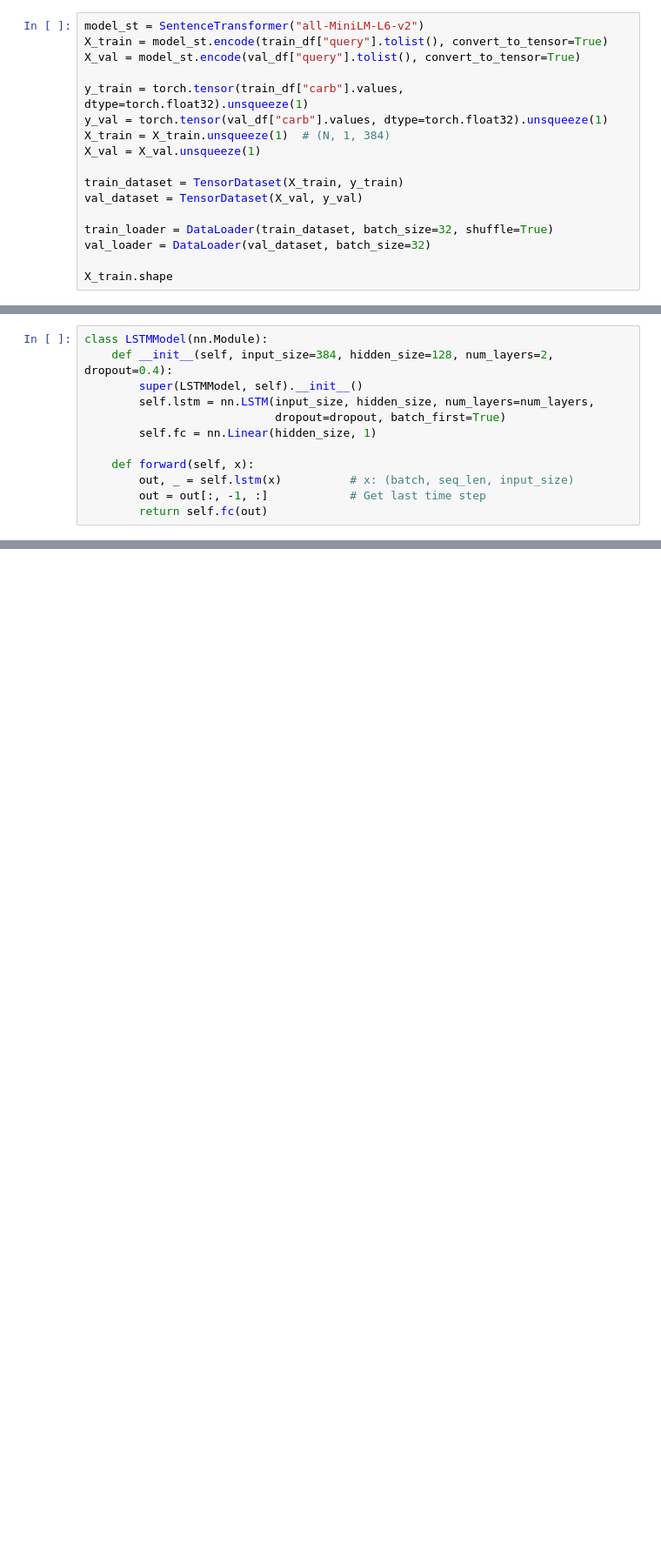
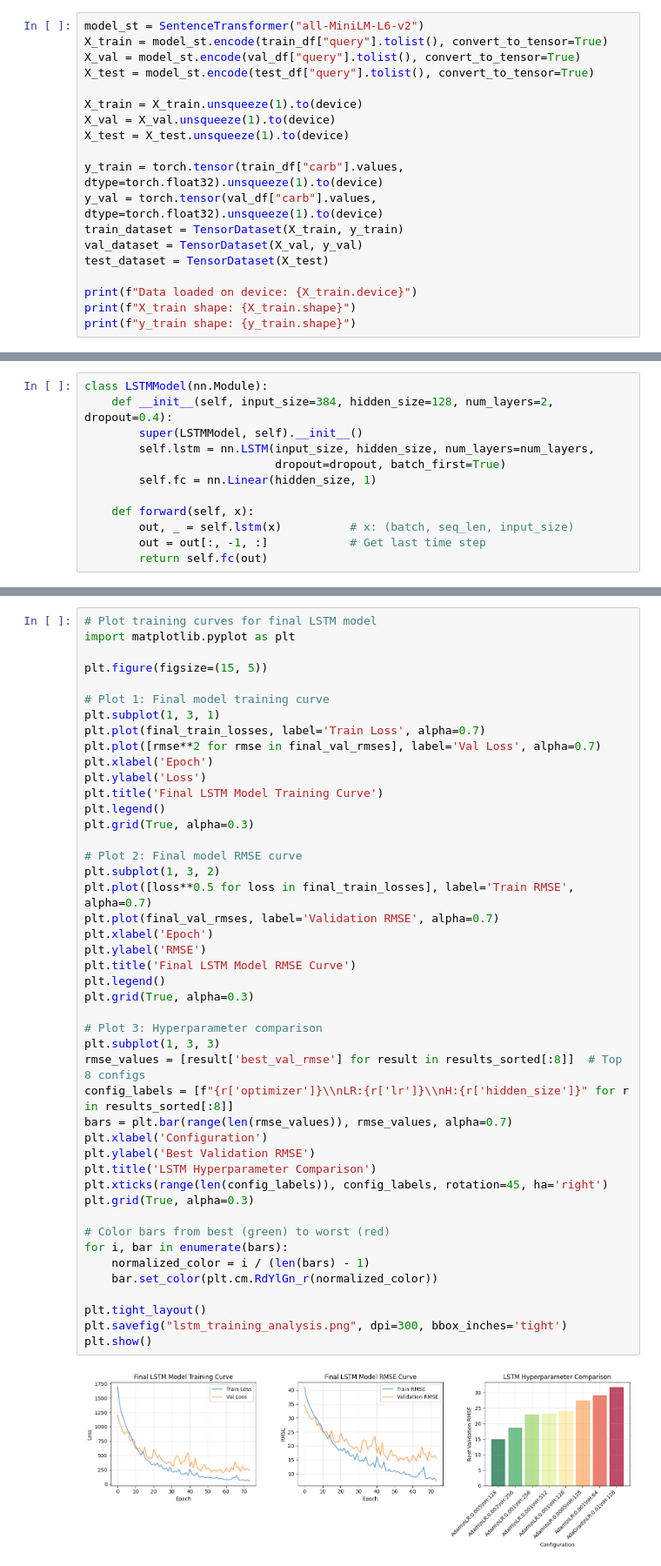
Before and after one commit to tonylucsb/ECE_180_FInalProject, a Jupyter notebook: LSTMwGraph.ipynb, the cells around one changed output, grey strips where cells are left out. Shown: that part at 87% size. Saved outputs shown, nothing was run; the diff lists cells and outputs as text; blank space fills up the shorter version.

Commit message:
standardized hyperparameter config and added same changes as MLP

```diff
--- a/LSTMwGraph.ipynb
+++ b/LSTMwGraph.ipynb
@@ -19,17 +29,19 @@ device = torch.device("cpu")
 model_st = SentenceTransformer("all-MiniLM-L6-v2")
 X_train = model_st.encode(train_df["query"].tolist(), convert_to_tensor=True)
 X_val = model_st.encode(val_df["query"].tolist(), convert_to_tensor=True)
+X_test = model_st.encode(test_df["query"].tolist(), convert_to_tensor=True)
 
-y_train = torch.tensor(train_df["carb"].values, dtype=torch.float32).unsqueeze(1)
-y_val = torch.tensor(val_df["carb"].values, dtype=torch.float32).unsqueeze(1)
-X_train = X_train.unsqueeze(1)  # (N, 1, 384)
-X_val = X_val.unsqueeze(1)
+X_train = X_train.unsqueeze(1).to(device)
+X_val = X_val.unsqueeze(1).to(device)
+X_test = X_test.unsqueeze(1).to(device)
 
+y_train = torch.tensor(train_df["carb"].values, dtype=torch.float32).unsqueeze(1).to(device)
+y_val = torch.tensor(val_df["carb"].values, dtype=torch.float32).unsqueeze(1).to(device)
 train_dataset = TensorDataset(X_train, y_train)
 val_dataset = TensorDataset(X_val, y_val)
+test_dataset = TensorDataset(X_test)
 
-train_loader = DataLoader(train_dataset, batch_size=32, shuffle=True)
-val_loader = DataLoader(val_dataset, batch_size=32)
-
-X_train.shape
+print(f"Data loaded on device: {X_train.device}")
+print(f"X_train shape: {X_train.shape}")
+print(f"y_train shape: {y_train.shape}")
 # %% [output]
@@ -129,0 +307,47 @@ Epoch 150, Train Loss: 30799.2167, Train RMSE: 11.10
+# %%
+# Plot training curves for final LSTM model
+import matplotlib.pyplot as plt
+
+plt.figure(figsize=(15, 5))
+
+# Plot 1: Final model training curve
+plt.subplot(1, 3, 1)
+plt.plot(final_train_losses, label='Train Loss', alpha=0.7)
+plt.plot([rmse**2 for rmse in final_val_rmses], label='Val Loss', alpha=0.7)
+plt.xlabel('Epoch')
+plt.ylabel('Loss')
+plt.title('Final LSTM Model Training Curve')
+plt.legend()
+plt.grid(True, alpha=0.3)
+
+# Plot 2: Final model RMSE curve
+plt.subplot(1, 3, 2)
+plt.plot([loss**0.5 for loss in final_train_losses], label='Train RMSE', alpha=0.7)
+plt.plot(final_val_rmses, label='Validation RMSE', alpha=0.7)
+plt.xlabel('Epoch')
+plt.ylabel('RMSE')
+plt.title('Final LSTM Model RMSE Curve')
+plt.legend()
+plt.grid(True, alpha=0.3)
+
+# Plot 3: Hyperparameter comparison
+plt.subplot(1, 3, 3)
+rmse_values = [result['best_val_rmse'] for result in results_sorted[:8]]  # Top 8 configs
+config_labels = [f"{r['optimizer']}\\nLR:{r['lr']}\\nH:{r['hidden_size']}" for r in results_sorted[:8]]
+bars = plt.bar(range(len(rmse_values)), rmse_values, alpha=0.7)
+plt.xlabel('Configuration')
+plt.ylabel('Best Validation RMSE')
+plt.title('LSTM Hyperparameter Comparison')
+plt.xticks(range(len(config_labels)), config_labels, rotation=45, ha='right')
+plt.grid(True, alpha=0.3)
+
+# Color bars from best (green) to worst (red)
+for i, bar in enumerate(bars):
+    normalized_color = i / (len(bars) - 1)
+    bar.set_color(plt.cm.RdYlGn_r(normalized_color))
+
+plt.tight_layout()
+plt.savefig("lstm_training_analysis.png", dpi=300, bbox_inches='tight')
+plt.show()
+# %% [output]
+[figure, added]
```
Also changed, not shown: parts of 9 cells of this notebook.
